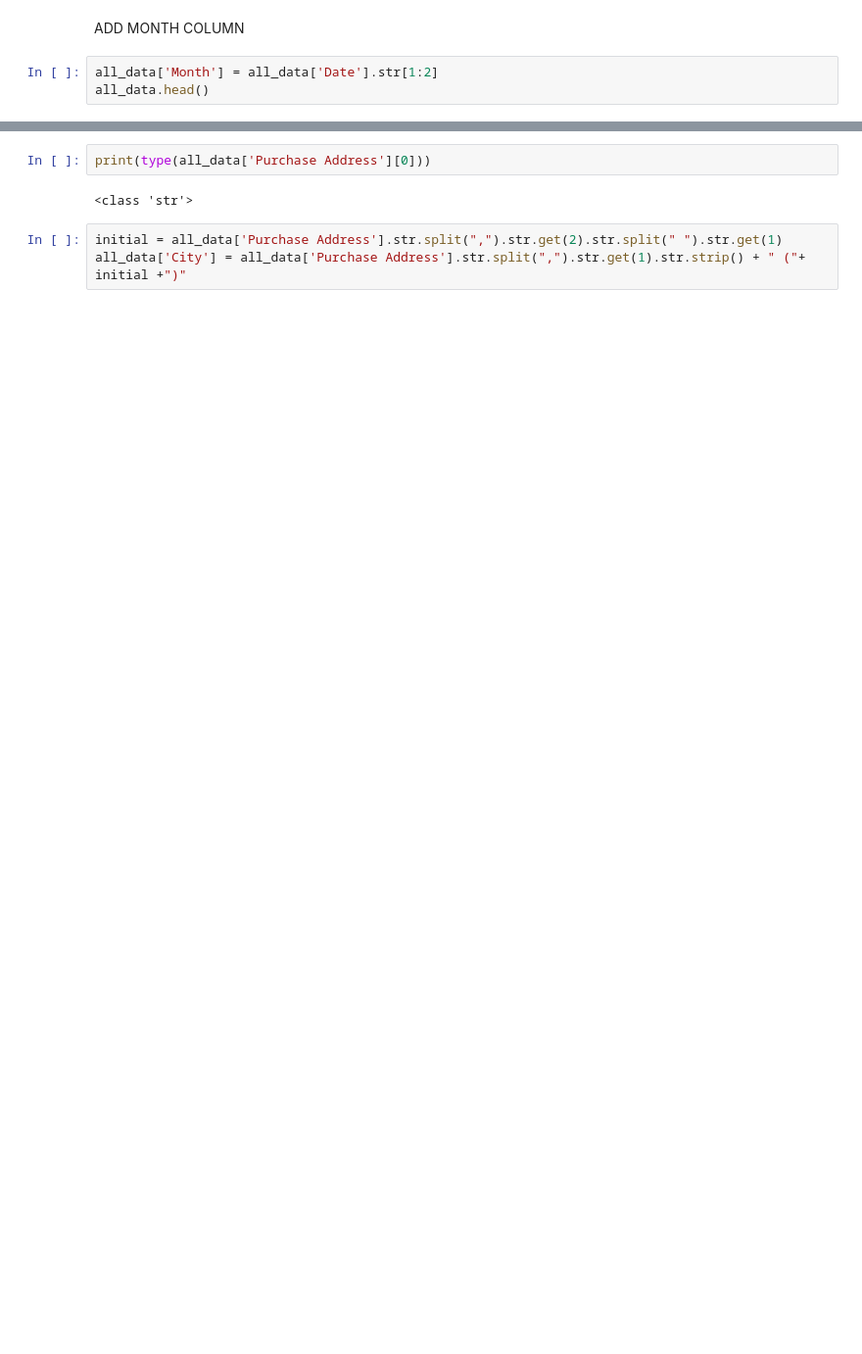
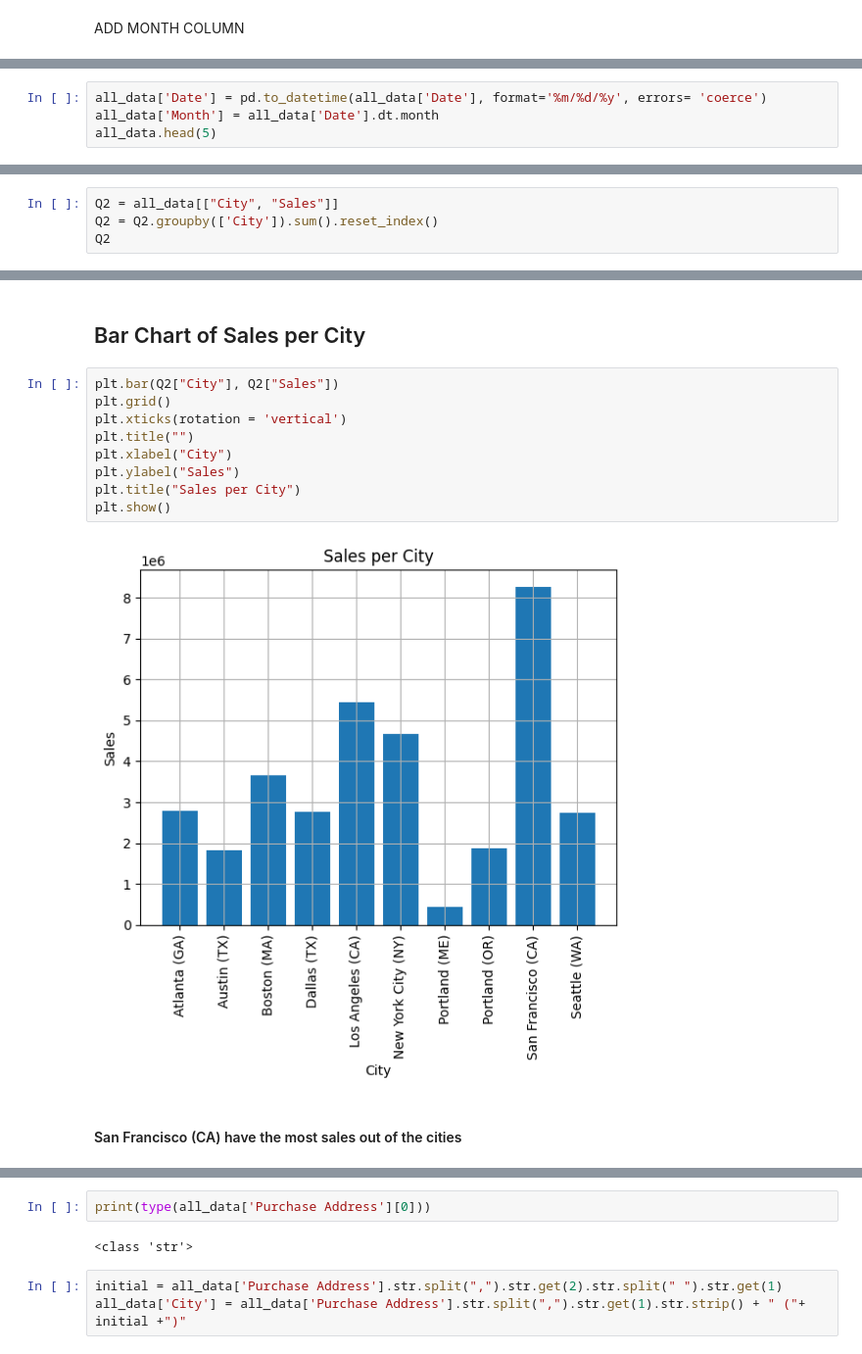
Before and after one commit to Arzion032/1P-Sales-Analysis, a Jupyter notebook: Datasetanalysis.ipynb, the cells around one changed output, grey strips where cells are left out. Shown: that part at 98% size. Saved outputs shown, nothing was run; the diff lists cells and outputs as text; blank space fills up the shorter version.

```diff
--- a/Datasetanalysis.ipynb
+++ b/Datasetanalysis.ipynb
@@ -61,5 +84,2 @@ all_data.head()
 # %% [markdown]
 ADD MONTH COLUMN
-# %%
-all_data['Month'] = all_data['Date'].str[1:2]
-all_data.head()
@@ -72,0 +86,4 @@ all_data.head()
+# %%
+all_data['Date'] = pd.to_datetime(all_data['Date'], format='%m/%d/%y', errors= 'coerce')
+all_data['Month'] = all_data['Date'].dt.month
+all_data.head(5)
@@ -72,0 +133,4 @@ all_data.head()
+# %%
+Q2 = all_data[["City", "Sales"]]
+Q2 = Q2.groupby(['City']).sum().reset_index()
+Q2
@@ -72,0 +149,15 @@ all_data.head()
+# %% [markdown]
+## Bar Chart of Sales per City
+# %%
+plt.bar(Q2["City"], Q2["Sales"])
+plt.grid()
+plt.xticks(rotation = 'vertical')
+plt.title("")
+plt.xlabel("City")
+plt.ylabel("Sales")
+plt.title("Sales per City")
+plt.show()
+# %% [output]
+[figure, added]
+# %% [markdown]
+#### San Francisco (CA) have the most sales out of the cities
```
Also changed, not shown: parts of 36 cells of this notebook, 3 other files.
